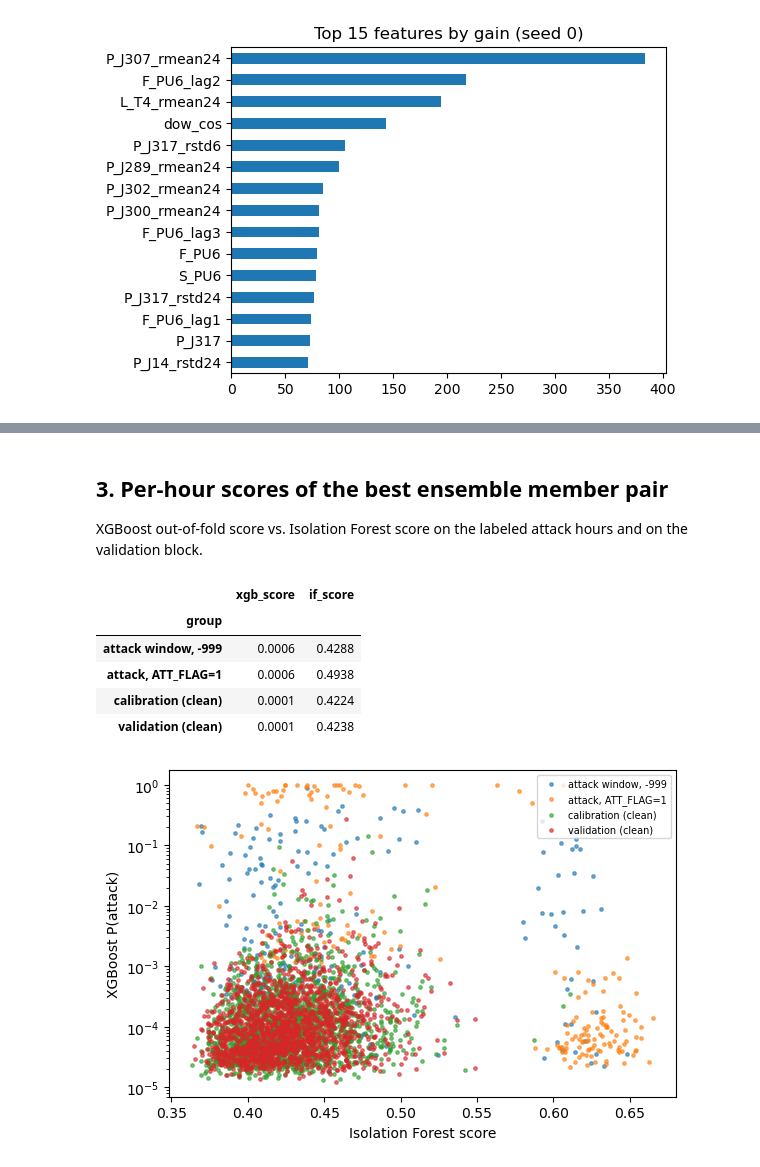
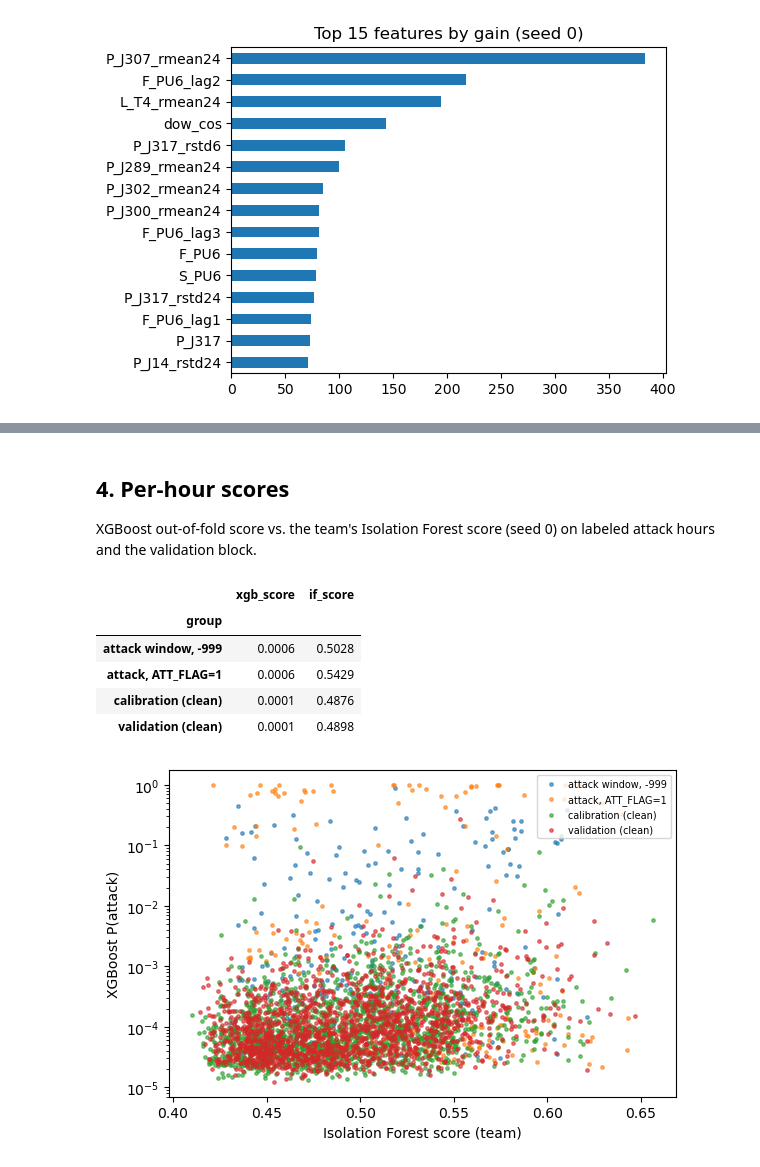
Before and after one commit to hima0921/BATADAL-project, a Jupyter notebook: notebooks/XGBoost_IForest_Ensemble.ipynb, the cells around one changed output, grey strips where cells are left out. Cells and saved outputs as stored; diff of their text form; code cells hidden in the pictures.

```diff
--- a/notebooks/XGBoost_IForest_Ensemble.ipynb
+++ b/notebooks/XGBoost_IForest_Ensemble.ipynb
@@ -87,25 +102,30 @@ best[['seed','detected','mean_delay','recall','precision','f1','roc_auc','pr_auc
 # %% [markdown]
-## 3. Per-hour scores of the best ensemble member pair
+## 4. Per-hour scores
 
-XGBoost out-of-fold score vs. Isolation Forest score on the labeled attack hours and on the validation block.
+XGBoost out-of-fold score vs. the team's Isolation Forest score (seed 0) on labeled attack hours and the validation block.
 # %%
-x = pd.read_csv(f'{R}/xgb/seed0/xgb_hourly_scores.csv')
-f = pd.read_csv(f'{R}/iforest/seed0/iforest_hourly_scores.csv')
-m = x.merge(f, on=['source','row'])
-m['group'] = m.apply(lambda r: 'validation (clean)' if r.source=='val' else ('calibration (clean)' if r.source=='cal' else ('attack, ATT_FLAG=1' if r.att_flag==1 else 'attack window, -999')), axis=1)
-m.groupby('group')[['xgb_score','if_score']].median().round(4)
+import zipfile
+x = pd.read_csv(f'{R}/xgb/seed0/xgb_hourly_scores.csv', parse_dates=['datetime'])
+with zipfile.ZipFile('../models/Isolation_Forest/iforest_ensemble_outputs.zip') as z:
+    parts = []
+    for src, nm in (('val', 'val'), ('cal', 'cal'), ('d2', 'dataset2')):
+        d = pd.read_csv(z.open(f'scores/iforest_scores_{nm}.csv'), parse_dates=['DATETIME'])
+        parts.append(pd.DataFrame({'source': src, 'datetime': d.DATETIME, 'if_score': d.score_seed0}))
+m = x.merge(pd.concat(parts), on=['source', 'datetime'])
+m['group'] = m.apply(lambda r: 'validation (clean)' if r.source == 'val' else ('calibration (clean)' if r.source == 'cal' else ('attack, ATT_FLAG=1' if r.att_flag == 1 else 'attack window, -999')), axis=1)
+m.groupby('group')[['xgb_score', 'if_score']].median().round(4)
 # %% [output]
 |  | xgb_score | if_score |
 | group |  |  |
-| attack window, -999 | 0.0006 | 0.4288 |
-| attack, ATT_FLAG=1 | 0.0006 | 0.4938 |
-| calibration (clean) | 0.0001 | 0.4224 |
-| validation (clean) | 0.0001 | 0.4238 |
+| attack window, -999 | 0.0006 | 0.5028 |
+| attack, ATT_FLAG=1 | 0.0006 | 0.5429 |
+| calibration (clean) | 0.0001 | 0.4876 |
+| validation (clean) | 0.0001 | 0.4898 |
 # %%
 fig, ax = plt.subplots(figsize=(6, 4))
 for g, d in m.groupby('group'):
     ax.scatter(d.if_score, d.xgb_score, s=6, label=g, alpha=0.6)
-ax.set_yscale('log'); ax.set_xlabel('Isolation Forest score'); ax.set_ylabel('XGBoost P(attack)'); ax.legend(fontsize=7)
+ax.set_yscale('log'); ax.set_xlabel('Isolation Forest score (team)'); ax.set_ylabel('XGBoost P(attack)'); ax.legend(fontsize=7)
 plt.tight_layout()
 # %% [output]
-[figure, old version]
+[figure, new version]
```
Also changed, not shown: parts of 7 cells of this notebook, 9 other files.
